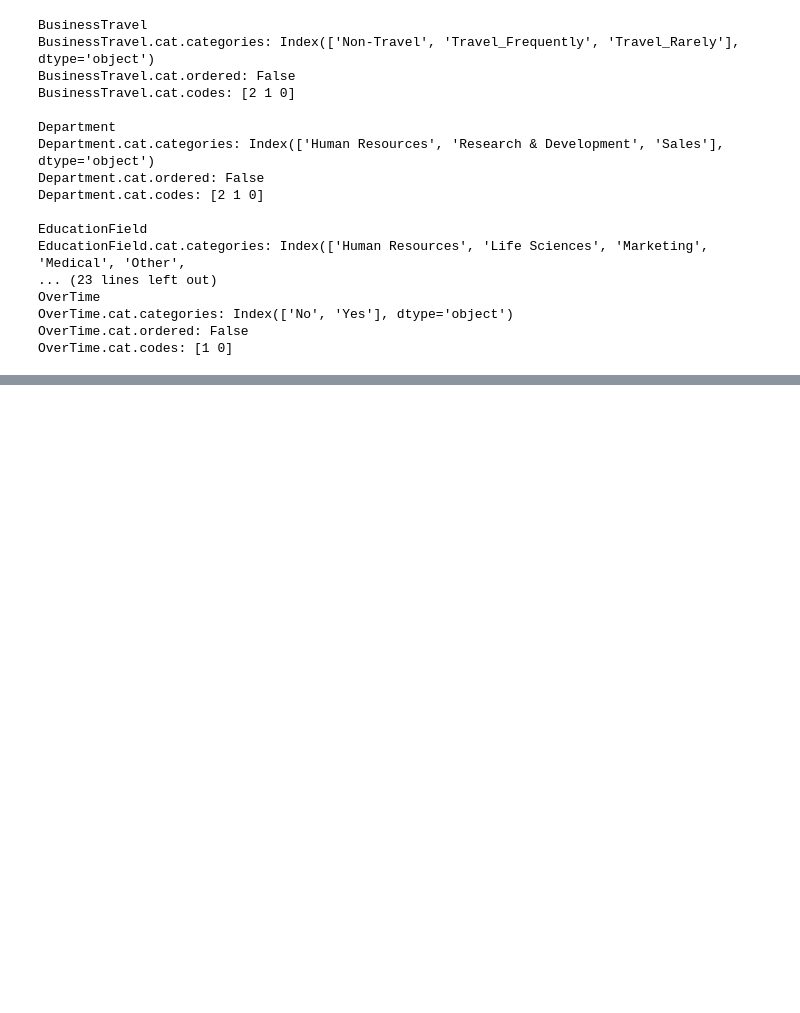
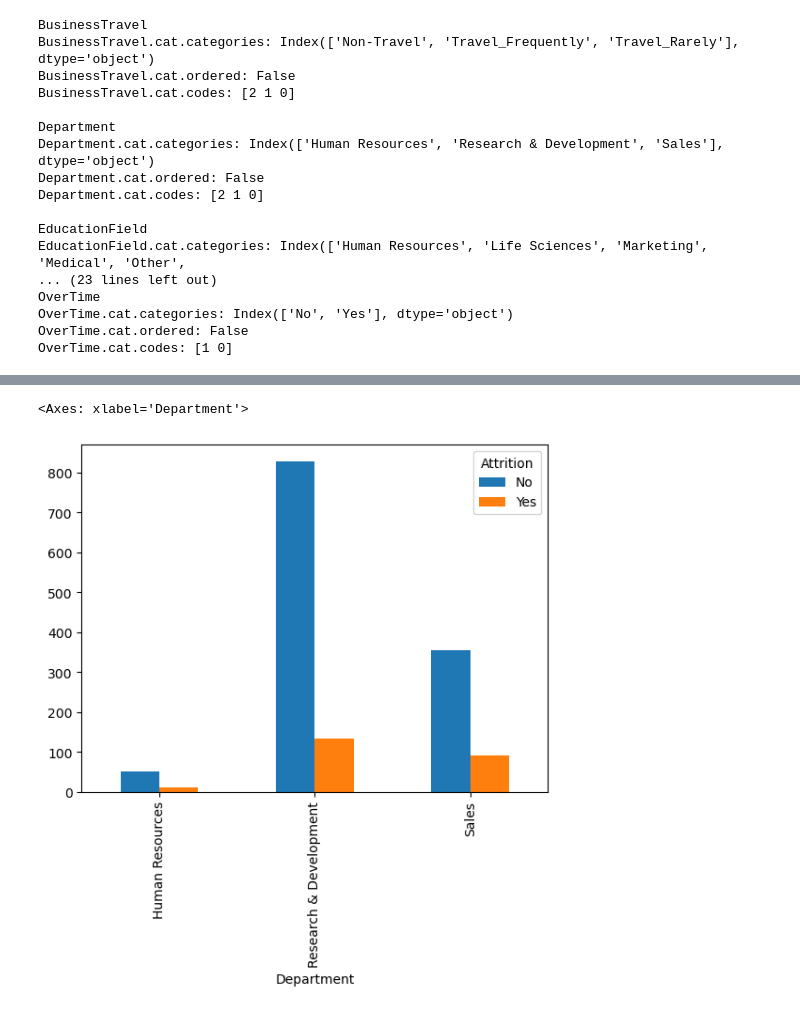
Before and after one commit to PauloViniciusR/Analise_dados, a Jupyter notebook: Proj_IBM/02_rename_columns.ipynb, the cells around one changed output, grey strips where cells are left out. Cells and saved outputs as stored; diff of their text form; code cells hidden in the pictures; blank space fills up the shorter version.

```diff
--- a/Proj_IBM/02_rename_columns.ipynb
+++ b/Proj_IBM/02_rename_columns.ipynb
@@ -353,0 +419,5 @@ df["Attrition"].value_counts().plot(kind="bar")
+# %%
+pd.crosstab(df["Department"], df["Attrition"]).plot(kind="bar")
+# %% [output]
+<Axes: xlabel='Department'>
+[figure, added]
```
Also changed, not shown: parts of 10 cells of this notebook, 1 other file.
